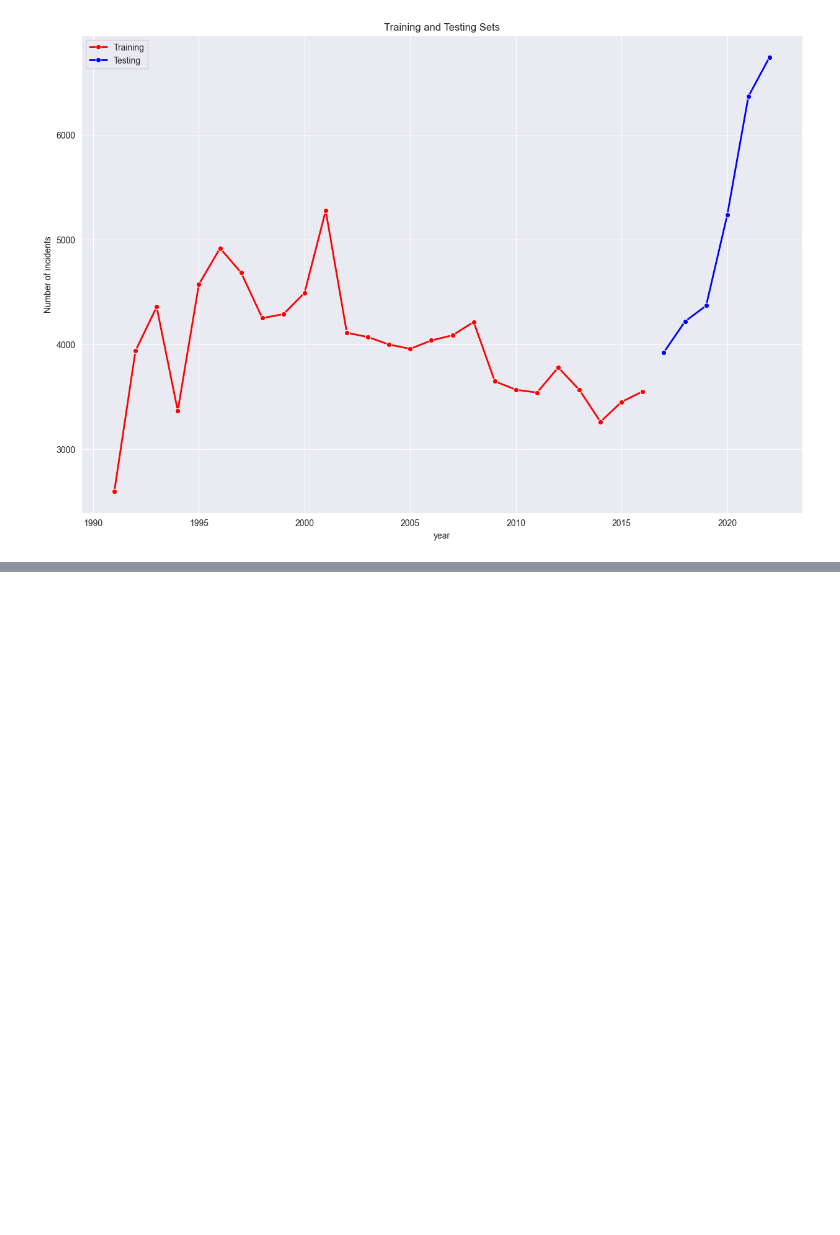
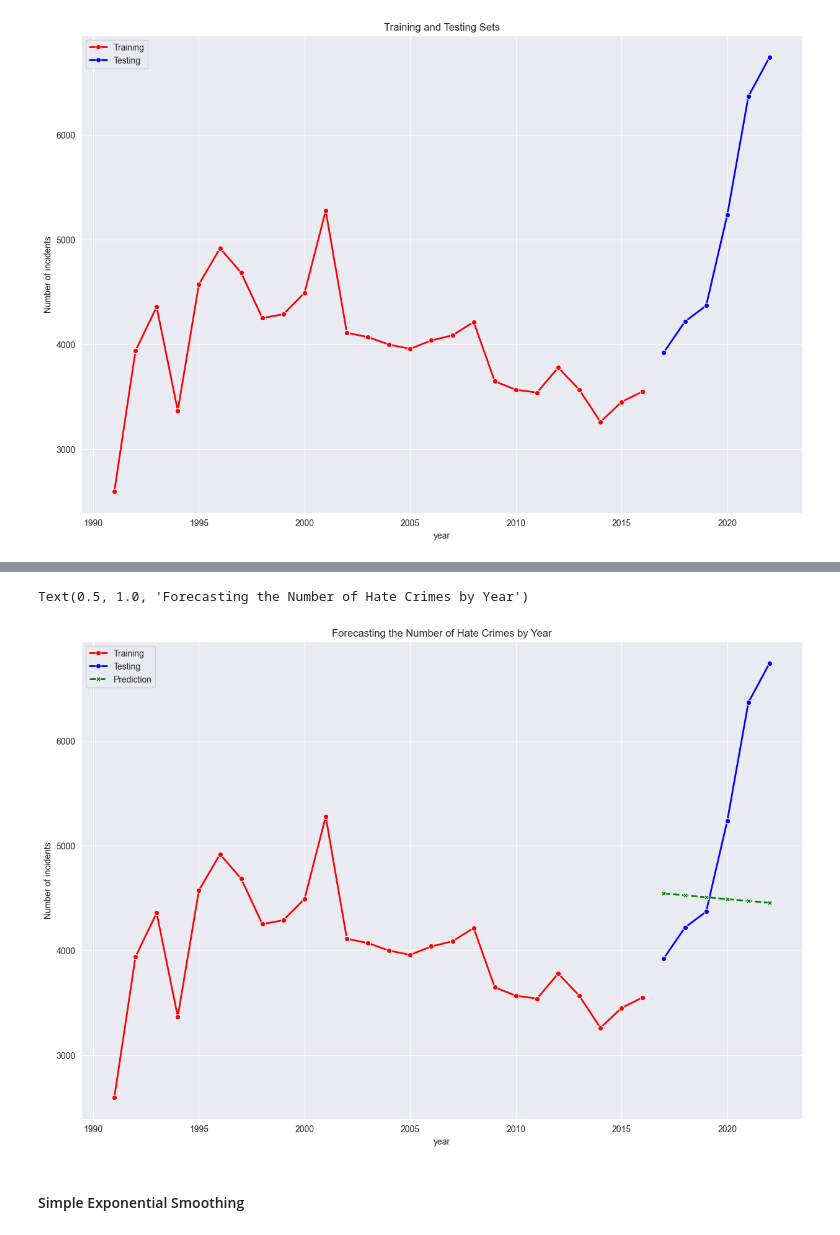
Before and after one commit to UWI-Zess/COMP6940-Project, a Jupyter notebook: models/forecasting_model.ipynb, the cells around one changed output, grey strips where cells are left out. Saved outputs shown, nothing was run; the diff lists cells and outputs as text; code cells hidden in the pictures; blank space fills up the shorter version.

```diff
--- a/models/forecasting_model.ipynb
+++ b/models/forecasting_model.ipynb
@@ -655,3 +574,11 @@ def get_forecast(train, future_years):
 # %%
-get_forecast(data_year, 2023)
+
+model_es = ExponentialSmoothing(train['Number of incidents'],trend='mul', seasonal=None, damped_trend=True)
+model_fit_es = model_es.fit(smoothing_level=best_params)
+
+y_hat_avg = test.copy()
+y_hat_avg['ES_Pred'] = model_fit_es.forecast(len(test))
+rms_es = sqrt(mean_squared_error(test['Number of incidents'], y_hat_avg.ES_Pred))
+
+print('RMS:', rms_es)
 # %% [output]
@@ -658,0 +586,12 @@ OutOfBoundsDatetime: Out of bounds nanosecond timestamp: 3992-12-31 00:00:00
+# %%
+# plot the best alpha value
+plt.figure(figsize=(15, 10))
+sns.lineplot(data=train, x='year', y='Number of incidents', linewidth=2, marker='o', color='red', label='Training')
+sns.lineplot(data=test, x='year', y='Number of incidents', linewidth=2, marker='o', color='blue', label='Testing')
+sns.lineplot(data=y_hat_avg, x='year', y='ES_Pred', linewidth=2, marker='X', color='green', label='Prediction', linestyle='dashed')
+plt.title('Forecasting the Number of Hate Crimes by Year')
+# %% [output]
+Text(0.5, 1.0, 'Forecasting the Number of Hate Crimes by Year')
+[figure, added]
+# %% [markdown]
+#### Simple Exponential Smoothing
```
Also changed, not shown: parts of 26 cells of this notebook.
